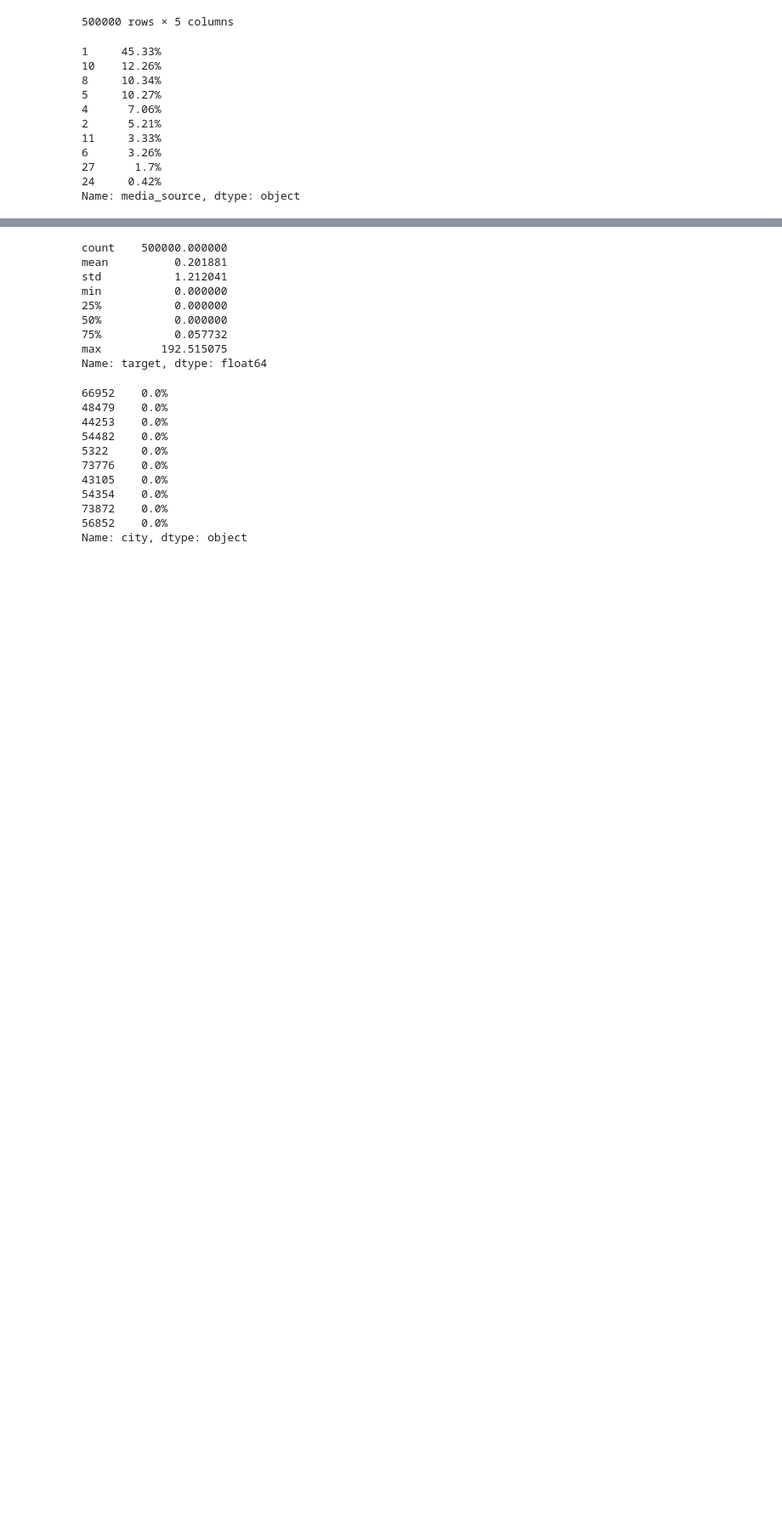
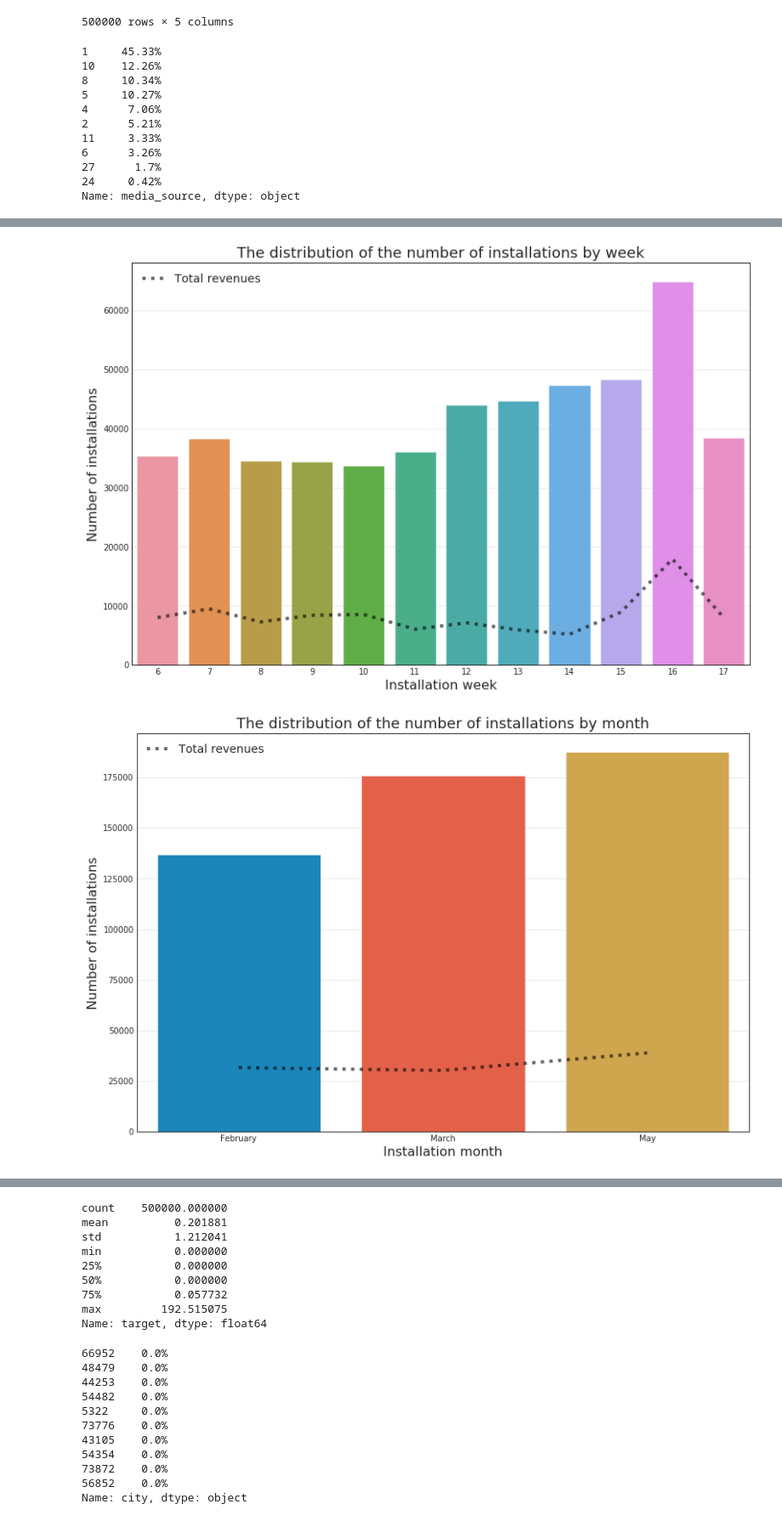
Before and after one commit to slgero/testovoe, a Jupyter notebook: Untitled.ipynb, the cells around one changed output, grey strips where cells are left out. Shown at 85% size. Saved outputs shown, nothing was run; the diff lists cells and outputs as text; code cells hidden in the pictures; blank space fills up the shorter version.

```diff
--- a/Untitled.ipynb
+++ b/Untitled.ipynb
@@ -95,0 +140,34 @@ df.sample(10)
+# %%
+def plot_distribution(df: pd.DataFrame, by: str) -> None:
+    """
+    The distribution of the number of installations by month
+    or the week ordinal of the year.
+
+    Parameters
+    ----------
+    df : pd.DataFrame
+        Data for analysis.
+    by : {'week', 'month'}
+        Used to determine the groups for the groupby.
+    """
+
+    plt.figure(figsize=(12, 9))
+    plt.plot(
+        df.groupby(f'install_{by}', as_index=False).agg({'target': 'sum'})['target'],
+        ':', color='black', alpha=0.6, label='Total revenues'
+    )
+    sns.countplot(df[f'install_{by}'])
+    if by == 'month':
+        plt.xticks(range(3), ['February', 'March', 'May'])
+    plt.xlabel(f'Installation {by}', fontsize=16)
+    plt.ylabel('Number of installations', fontsize=16)
+    plt.legend(fontsize=14)
+    plt.grid(axis='y', alpha=0.4)
+    plt.title(f'The distribution of the number of installations by {by}', fontsize=18)
+    plt.show()
+# %%
+plot_distribution(df, 'week')
+plot_distribution(df, 'month')
+# %% [output]
+[figure, added]
+[figure, added]
```
Also changed, not shown: parts of 10 cells of this notebook.
